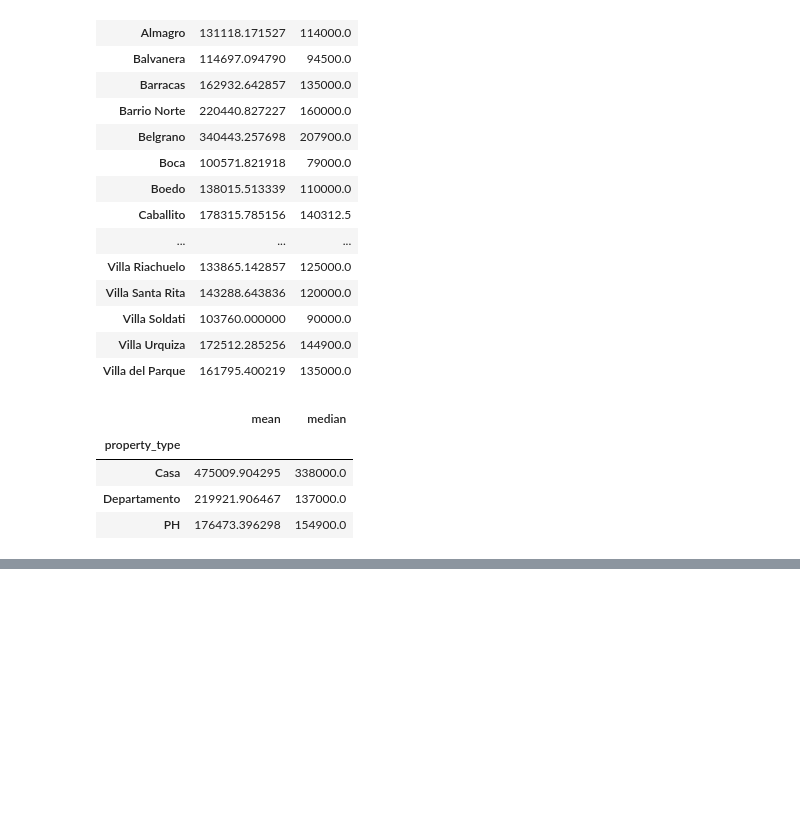
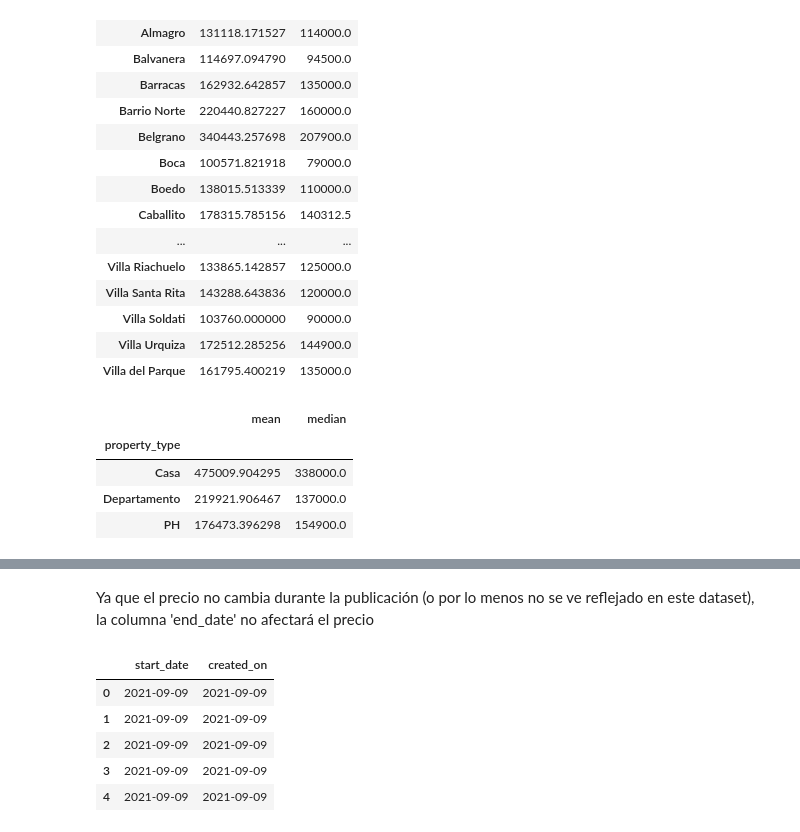
Before and after one commit to FranFiuba/7506R-2C2022-GRUPO02, a Jupyter notebook: 7506R_TP1_GRUPO02_ENTREGA.ipynb, the cells around one changed output, grey strips where cells are left out. Saved outputs shown, nothing was run; the diff lists cells and outputs as text; code cells hidden in the pictures; blank space fills up the shorter version.

```diff
--- a/7506R_TP1_GRUPO02_ENTREGA.ipynb
+++ b/7506R_TP1_GRUPO02_ENTREGA.ipynb
@@ -253,0 +278,3 @@ properati_df.groupby('property_type')['property_price'].agg([np.mean, np.median]
+# %%
+dates = properati_df[['start_date', 'created_on']].copy()
+dates.info()
@@ -253,0 +291,11 @@ properati_df.groupby('property_type')['property_price'].agg([np.mean, np.median]
+# %% [markdown]
+Ya que el precio no cambia durante la publicación (o por lo menos no se ve reflejado en este dataset), la columna 'end_date' no afectará el precio
+# %%
+dates.head()
+# %% [output]
+|  | start_date | created_on |
+| 0 | 2021-09-09 | 2021-09-09 |
+| 1 | 2021-09-09 | 2021-09-09 |
+| 2 | 2021-09-09 | 2021-09-09 |
+| 3 | 2021-09-09 | 2021-09-09 |
+| 4 | 2021-09-09 | 2021-09-09 |
```
Also changed, not shown: parts of 8 cells of this notebook.
